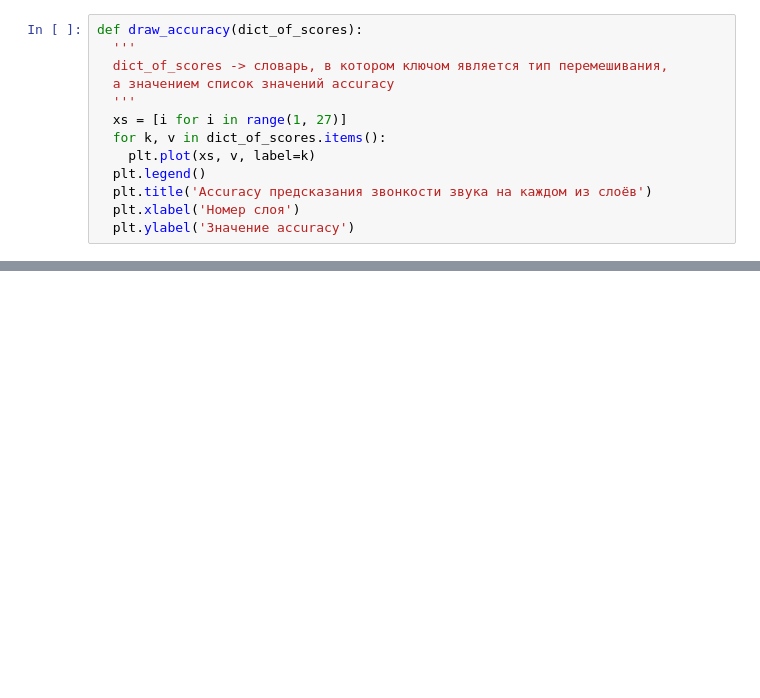
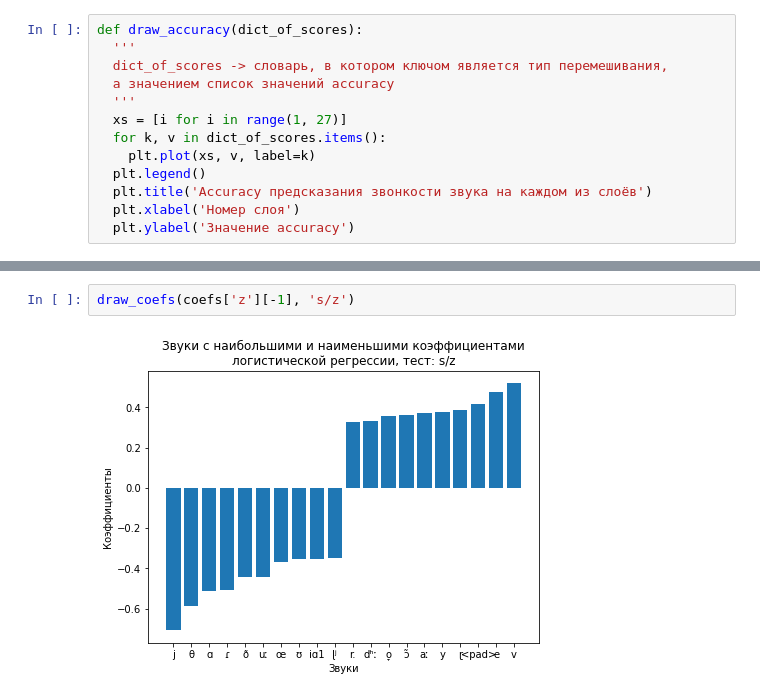
Before and after one commit to ShermanKsenia/speech-recognition-interpretation, a Jupyter notebook: Experiments_on_phonemes.ipynb, the cells around one changed output, grey strips where cells are left out. Saved outputs shown, nothing was run; the diff lists cells and outputs as text; blank space fills up the shorter version.

```diff
--- a/Experiments_on_phonemes.ipynb
+++ b/Experiments_on_phonemes.ipynb
@@ -446,0 +407,4 @@ s_z = s_sounds + z_sounds
+# %%
+draw_coefs(coefs['z'][-1], 's/z')
+# %% [output]
+[figure, added]
```
Also changed, not shown: parts of 19 cells of this notebook.
